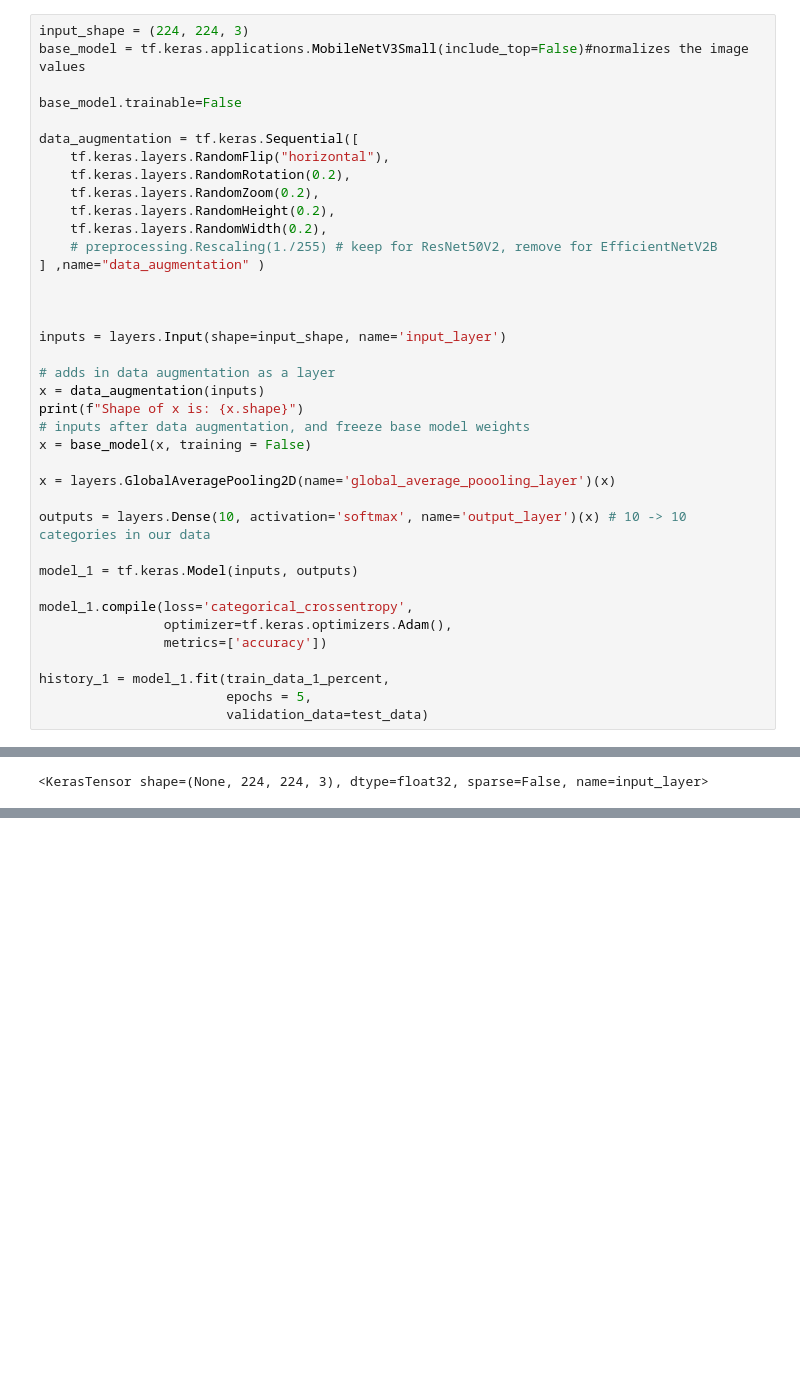
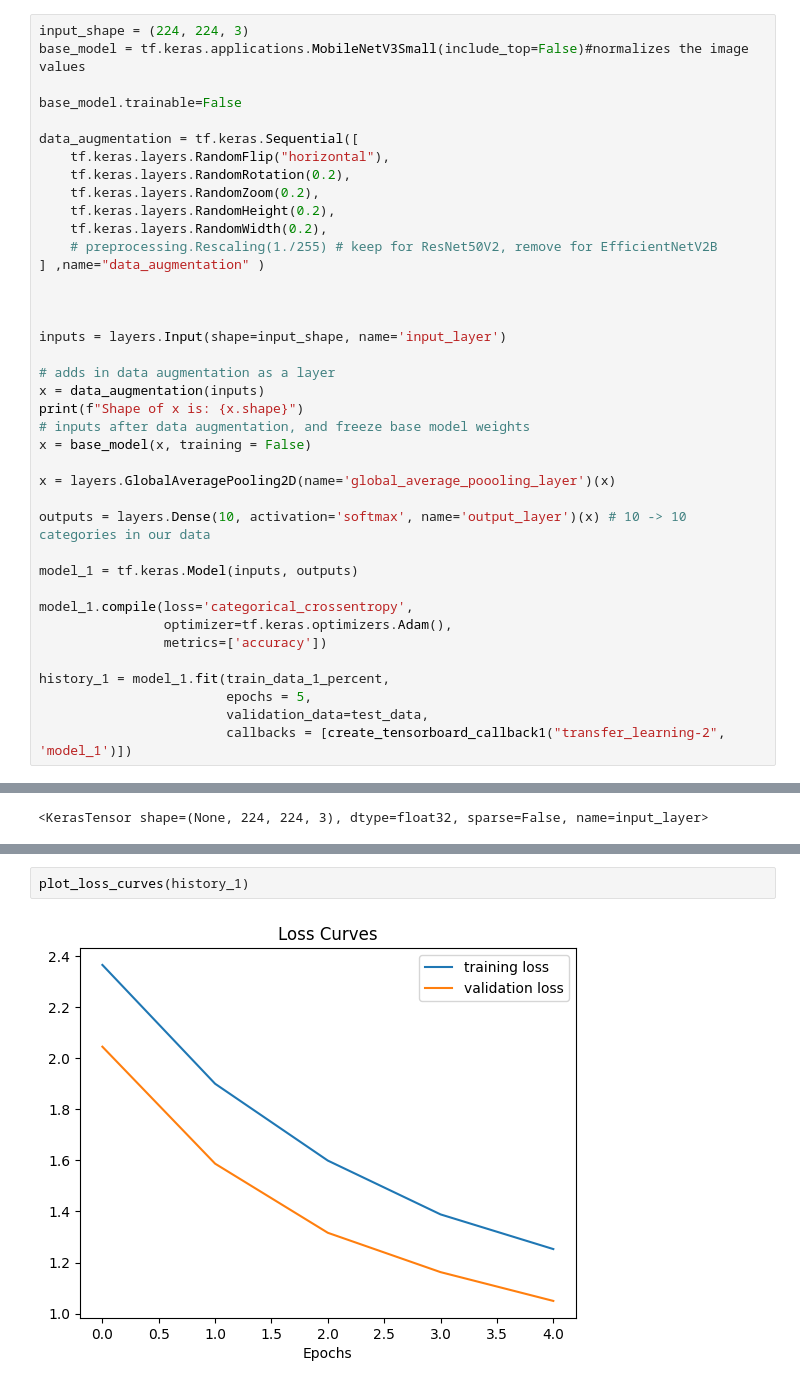
Before and after one commit to divyalaldinani/Deep-Learning-in-TensorFlow, a Jupyter notebook: 05_transfer_learning_feature_extraction.ipynb, the cells around one changed output, grey strips where cells are left out. Cells and saved outputs as stored; diff of their text form; blank space fills up the shorter version.

```diff
--- a/05_transfer_learning_feature_extraction.ipynb
+++ b/05_transfer_learning_feature_extraction.ipynb
@@ -419,6 +425,7 @@ model_1.compile(loss='categorical_crossentropy',
 
 history_1 = model_1.fit(train_data_1_percent,
                         epochs = 5,
-                        validation_data=test_data)
+                        validation_data=test_data,
+                        callbacks = [create_tensorboard_callback1("transfer_learning-2", 'model_1')])
 # %% [output]
 Shape of x is: (None, None, None, 3)
@@ -458,3 +466,7 @@ Model: "functional_3"
  Trainable params: 5,770 (22.54 KB)
  Non-trainable params: 939,120 (3.58 MB)
  Optimizer params: 11,542 (45.09 KB)
+# %%
+plot_loss_curves(history_1)
+# %% [output]
+[figure, added]
```
Also changed, not shown: parts of 32 cells of this notebook.
